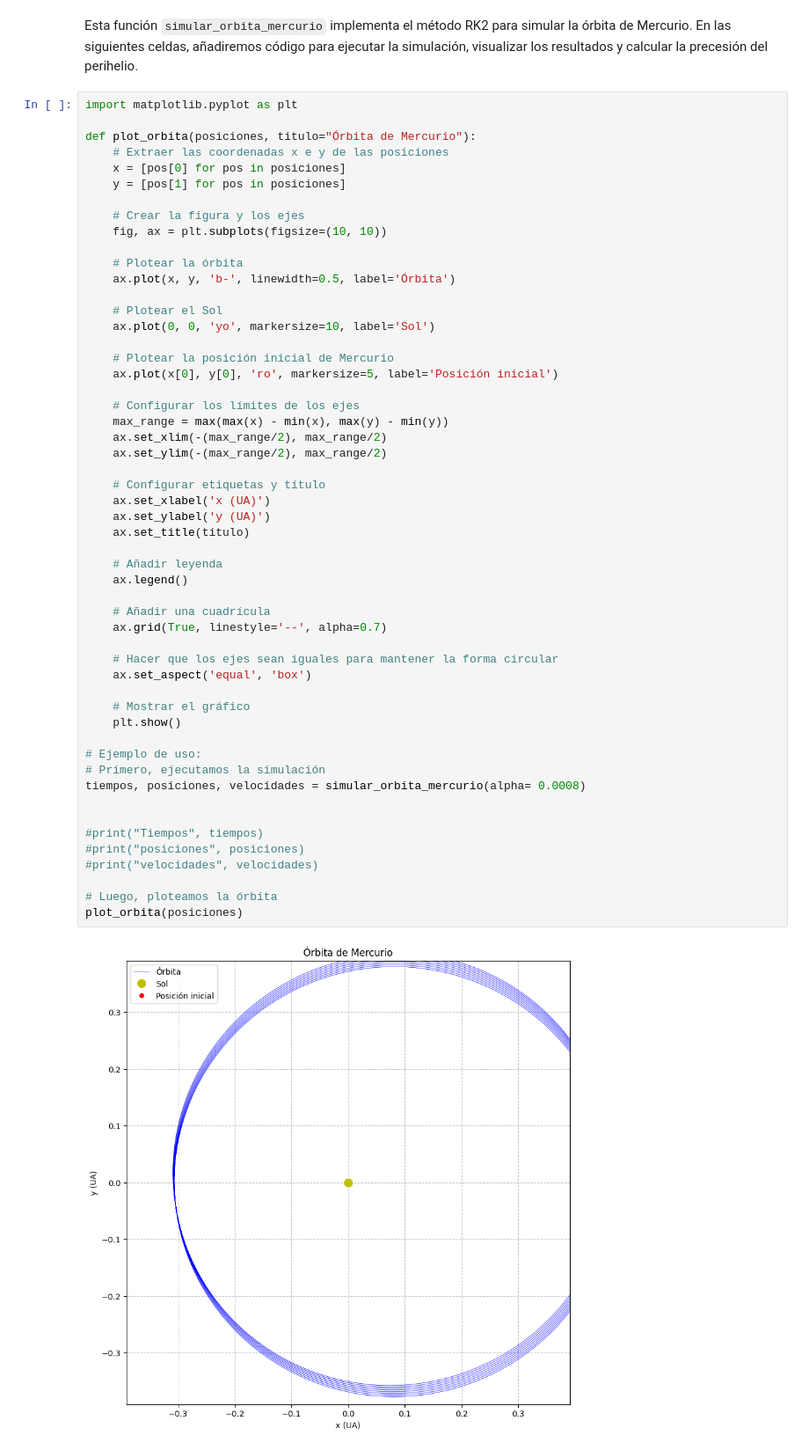
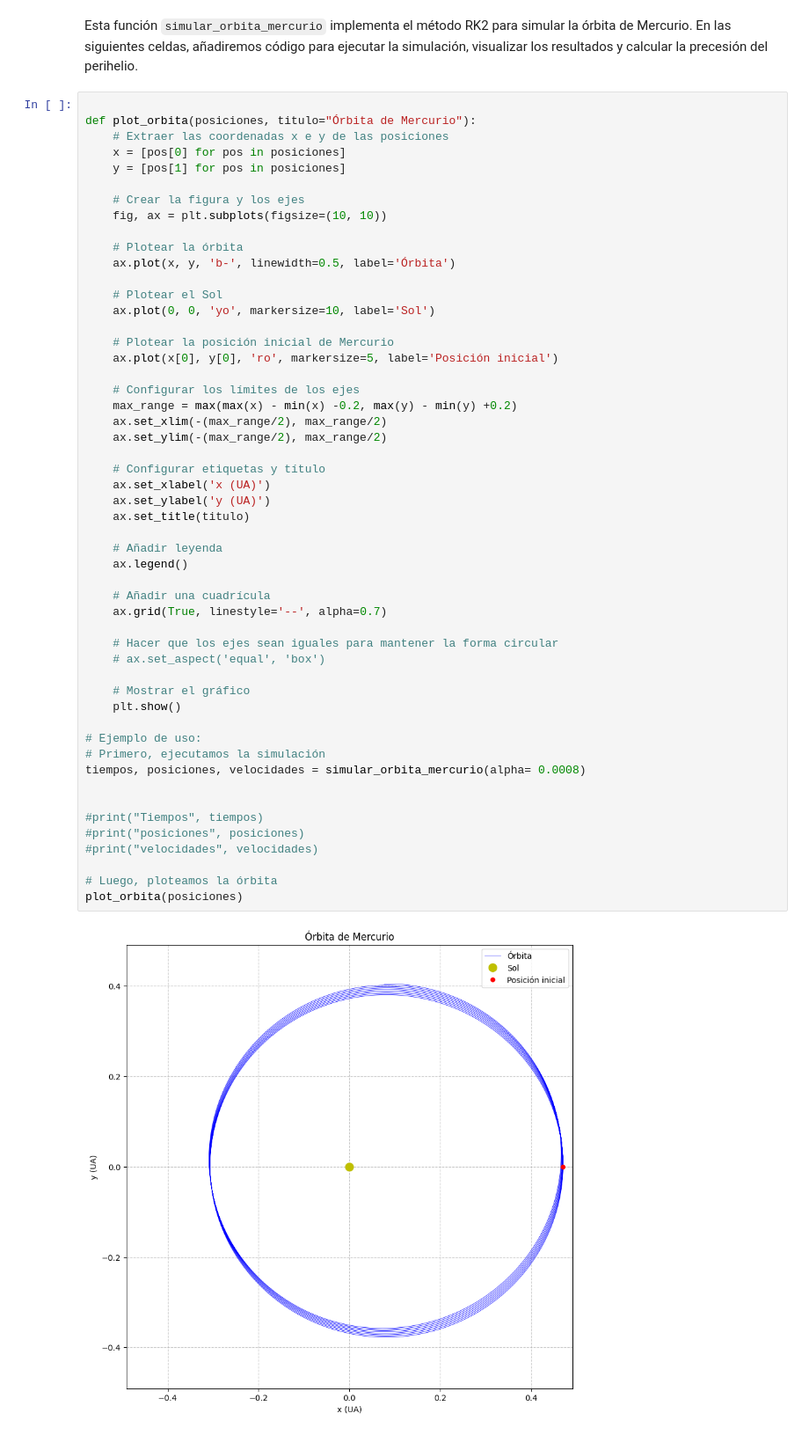
Before and after one commit to BrianDL/fisica_computacional, a Jupyter notebook: 2 - Perihelio de Mercurio/simulacion_mercurio.ipynb, the cells around one changed output. Shown at 88% size. Saved outputs shown, nothing was run; the diff lists cells and outputs as text.

```diff
--- a/2 - Perihelio de Mercurio/simulacion_mercurio.ipynb
+++ b/2 - Perihelio de Mercurio/simulacion_mercurio.ipynb
@@ -80,7 +81,6 @@ def simular_orbita_mercurio(
 # %% [markdown]
 Esta función `simular_orbita_mercurio` implementa el método RK2 para simular la órbita de Mercurio. En las siguientes celdas, añadiremos código para ejecutar la simulación, visualizar los resultados y calcular la precesión del perihelio.
 # %%
-import matplotlib.pyplot as plt
 
 def plot_orbita(posiciones, titulo="Órbita de Mercurio"):
     # Extraer las coordenadas x e y de las posiciones
@@ -100,38 +100,38 @@ def plot_orbita(posiciones, titulo="Órbita de Mercurio"):
     ax.plot(x[0], y[0], 'ro', markersize=5, label='Posición inicial')
 
     # Configurar los límites de los ejes
-    max_range = max(max(x) - min(x), max(y) - min(y))
+    max_range = max(max(x) - min(x) -0.2, max(y) - min(y) +0.2)
     ax.set_xlim(-(max_range/2), max_range/2)
     ax.set_ylim(-(max_range/2), max_range/2)
 
     # Configurar etiquetas y título
     ax.set_xlabel('x (UA)')
     ax.set_ylabel('y (UA)')
     ax.set_title(titulo)
 
     # Añadir leyenda
     ax.legend()
 
     # Añadir una cuadrícula
     ax.grid(True, linestyle='--', alpha=0.7)
 
     # Hacer que los ejes sean iguales para mantener la forma circular
-    ax.set_aspect('equal', 'box')
+    # ax.set_aspect('equal', 'box')
 
     # Mostrar el gráfico
     plt.show()
 
 # Ejemplo de uso:
 # Primero, ejecutamos la simulación
 tiempos, posiciones, velocidades = simular_orbita_mercurio(alpha= 0.0008)
 
 
 #print("Tiempos", tiempos)
 #print("posiciones", posiciones)
 #print("velocidades", velocidades)
 
 # Luego, ploteamos la órbita
 plot_orbita(posiciones)
 # %% [output]
-[figure, old version]
+[figure, new version]
 # %%
```
Also changed, not shown: parts of 2 cells of this notebook.
